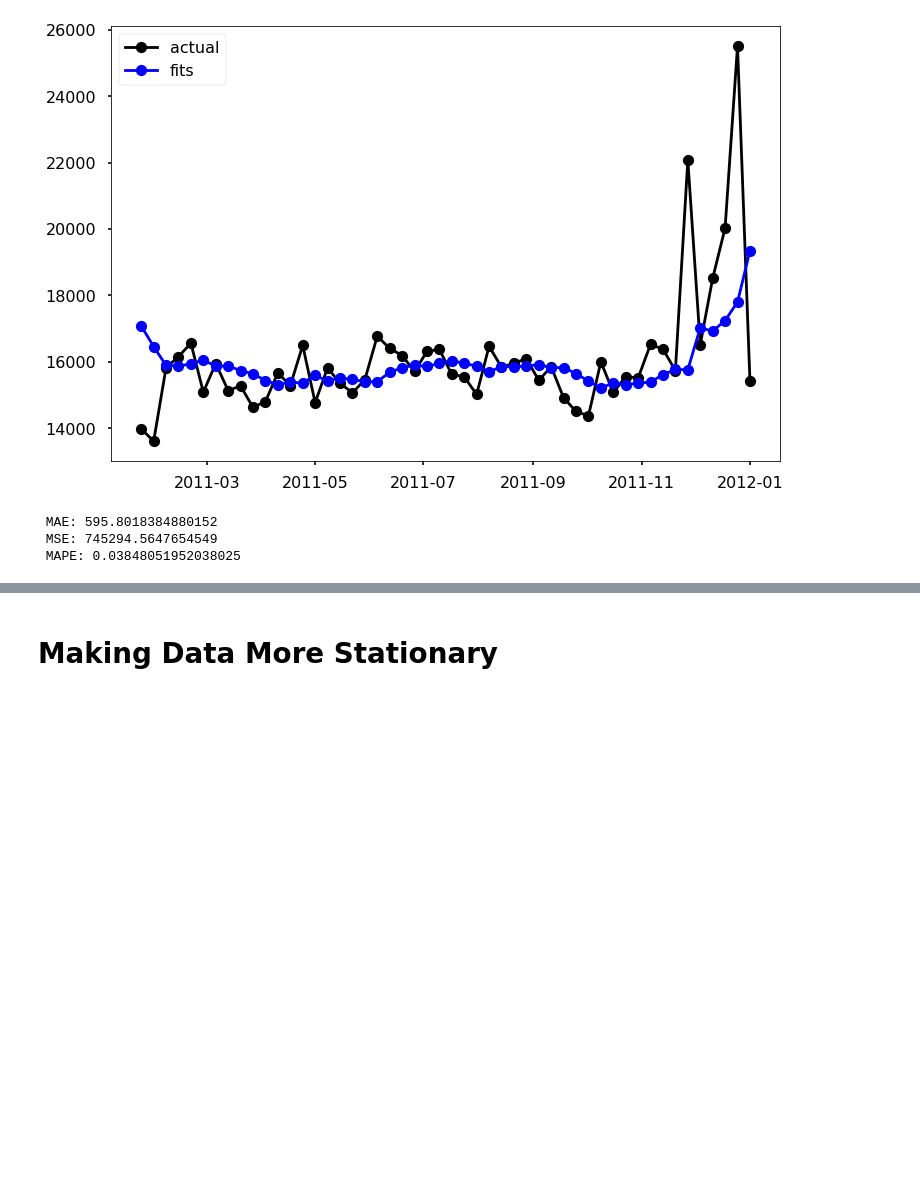
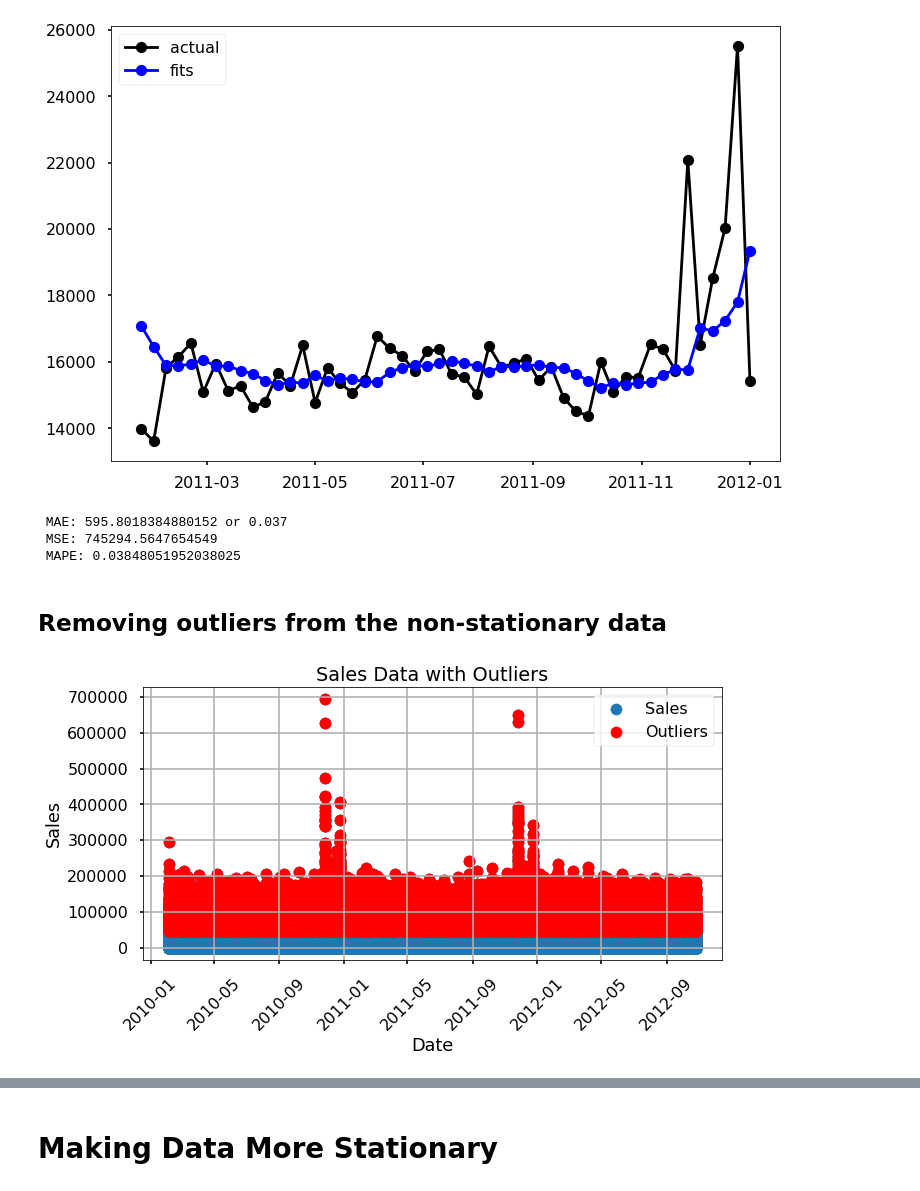
Before and after one commit to abdusalam7474/Contract_review_Nig, a Jupyter notebook: us-data-sales-forecasting.ipynb, the cells around one changed output, grey strips where cells are left out. Cells and saved outputs as stored; diff of their text form; code cells hidden in the pictures; blank space fills up the shorter version.

```diff
--- a/us-data-sales-forecasting.ipynb
+++ b/us-data-sales-forecasting.ipynb
@@ -839,12 +846,43 @@ plt.show()
 [figure]
 # %%
 y_pred = ses_model_1.predict(start=1, end=len(test_data_n))
+mae = mean_absolute_error(test_data_n, y_pred)
+mse = mean_squared_error(test_data_n, y_pred)
+mape = mean_absolute_percentage_error(test_data_n, y_pred)
 
 from sklearn.metrics import mean_absolute_error, mean_squared_error, mean_absolute_percentage_error
-print(f" MAE: {mean_absolute_error(test_data_n, y_pred)}")
-print(f" MSE: {mean_squared_error(test_data_n, y_pred)}")
-print(f" MAPE: {mean_absolute_percentage_error(test_data_n, y_pred)}")
+print(f" MAE: {mae} or {(mae/weekly_averages):.3f}")
+print(f" MSE: {mse}")
+print(f" MAPE: {mape}")
 # %% [output]
- MAE: 595.8018384880152
+ MAE: 595.8018384880152 or 0.037
  MSE: 745294.5647654549
  MAPE: 0.03848051952038025
+# %% [markdown]
+## Removing outliers from the non-stationary data
+# %%
+
+# Calculate IQR (Interquartile Range) for outlier detection
+q1 = df_w['Weekly_Sales'].quantile(0.25)
+q3 = df_w['Weekly_Sales'].quantile(0.75)
+iqr = q3 - q1
+
+# Identify potential outliers (values outside 1.5 IQR from quartiles)
+lower_bound = q1 - (1.5 * iqr)
+upper_bound = q3 + (1.5 * iqr)
+outliers = df_w[(df_w['Weekly_Sales'] < lower_bound) | (df_w['Weekly_Sales'] > upper_bound)]
+
+# Plot sales data with outliers highlighted
+plt.figure(figsize=(10, 6))
+plt.scatter(df_w['Date'], df_w['Weekly_Sales'], label='Sales')
+plt.scatter(outliers['Date'], outliers['Weekly_Sales'], color='red', label='Outliers')
+plt.xlabel('Date')
+plt.ylabel('Sales')
+plt.title('Sales Data with Outliers')
+plt.legend()
+plt.grid(True)
+plt.xticks(rotation=45)
+plt.tight_layout()
+plt.show()
+# %% [output]
+[figure, added]
```
Also changed, not shown: parts of 24 cells of this notebook.
